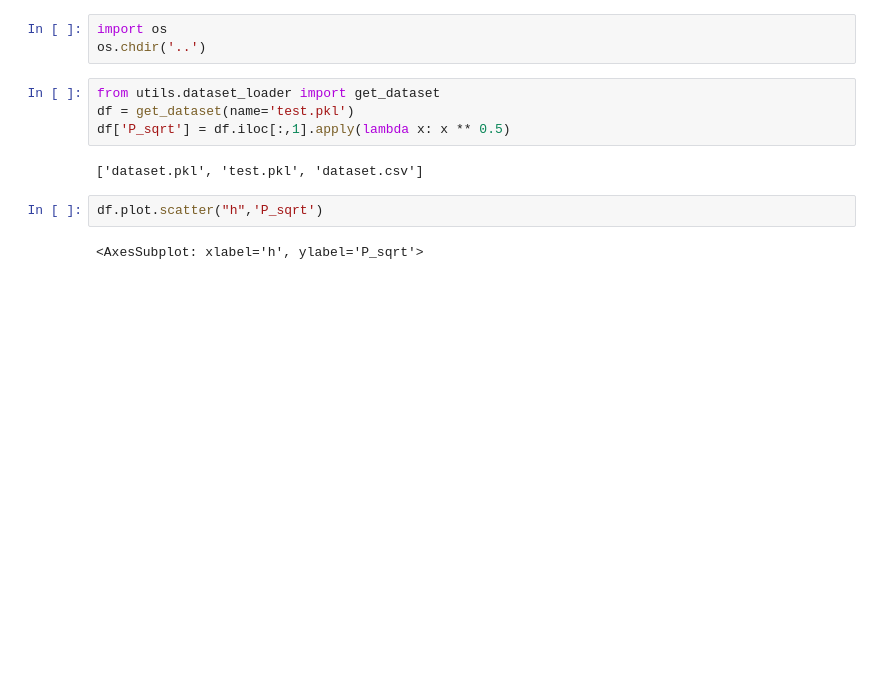
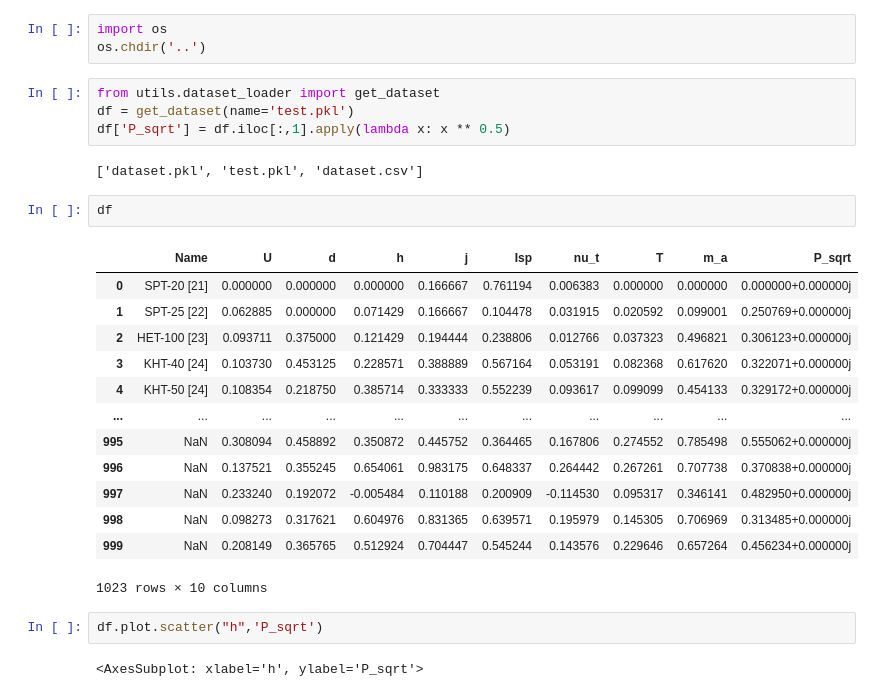
Before and after one commit to advpropsys/hetfit_scientific, a Jupyter notebook: anal/observtional_pass.ipynb, the cells around one changed output. Cells and saved outputs as stored; diff of their text form; blank space fills up the shorter version.

```diff
--- a/anal/observtional_pass.ipynb
+++ b/anal/observtional_pass.ipynb
@@ -7,6 +7,22 @@ df = get_dataset(name='test.pkl')
 df['P_sqrt'] = df.iloc[:,1].apply(lambda x: x ** 0.5)
 # %% [output]
 ['dataset.pkl', 'test.pkl', 'dataset.csv']
+# %%
+df
+# %% [output]
+|  | Name | U | d | h | j | Isp | nu_t | T | m_a | P_sqrt |
+| 0 | SPT-20 [21] | 0.000000 | 0.000000 | 0.000000 | 0.166667 | 0.761194 | 0.006383 | 0.000000 | 0.000000 | 0.000000+0.000000j |
+| 1 | SPT-25 [22] | 0.062885 | 0.000000 | 0.071429 | 0.166667 | 0.104478 | 0.031915 | 0.020592 | 0.099001 | 0.250769+0.000000j |
+| 2 | HET-100 [23] | 0.093711 | 0.375000 | 0.121429 | 0.194444 | 0.238806 | 0.012766 | 0.037323 | 0.496821 | 0.306123+0.000000j |
+| 3 | KHT-40 [24] | 0.103730 | 0.453125 | 0.228571 | 0.388889 | 0.567164 | 0.053191 | 0.082368 | 0.617620 | 0.322071+0.000000j |
+| 4 | KHT-50 [24] | 0.108354 | 0.218750 | 0.385714 | 0.333333 | 0.552239 | 0.093617 | 0.099099 | 0.454133 | 0.329172+0.000000j |
+| ... | ... | ... | ... | ... | ... | ... | ... | ... | ... | ... |
+| 995 | NaN | 0.308094 | 0.458892 | 0.350872 | 0.445752 | 0.364465 | 0.167806 | 0.274552 | 0.785498 | 0.555062+0.000000j |
+| 996 | NaN | 0.137521 | 0.355245 | 0.654061 | 0.983175 | 0.648337 | 0.264442 | 0.267261 | 0.707738 | 0.370838+0.000000j |
+| 997 | NaN | 0.233240 | 0.192072 | -0.005484 | 0.110188 | 0.200909 | -0.114530 | 0.095317 | 0.346141 | 0.482950+0.000000j |
+| 998 | NaN | 0.098273 | 0.317621 | 0.604976 | 0.831365 | 0.639571 | 0.195979 | 0.145305 | 0.706969 | 0.313485+0.000000j |
+| 999 | NaN | 0.208149 | 0.365765 | 0.512924 | 0.704447 | 0.545244 | 0.143576 | 0.229646 | 0.657264 | 0.456234+0.000000j |
+1023 rows × 10 columns
 # %%
 df.plot.scatter("h",'P_sqrt')
 # %% [output]
```
Also changed, not shown: parts of 10 cells of this notebook, 15 other files.
